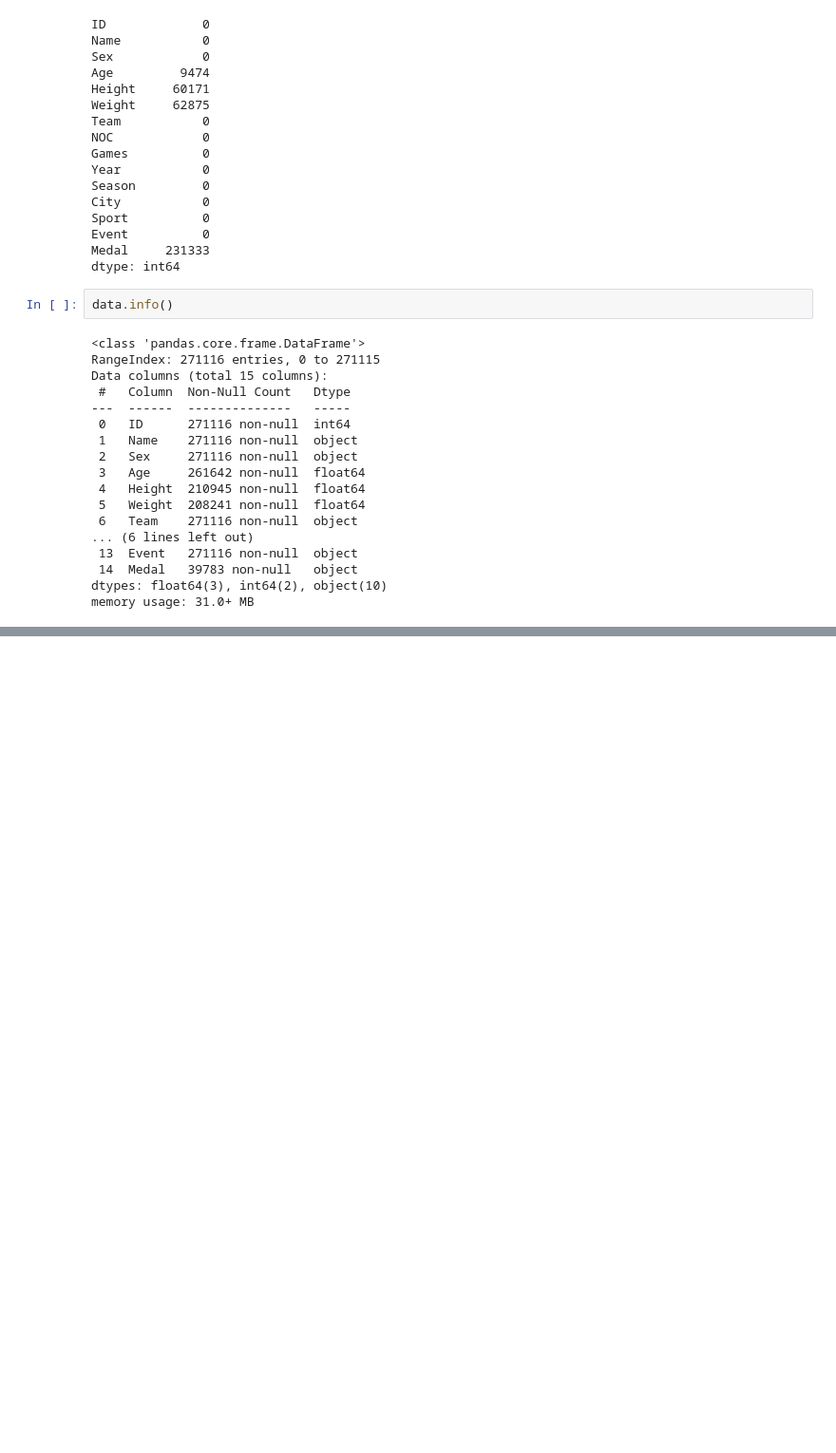
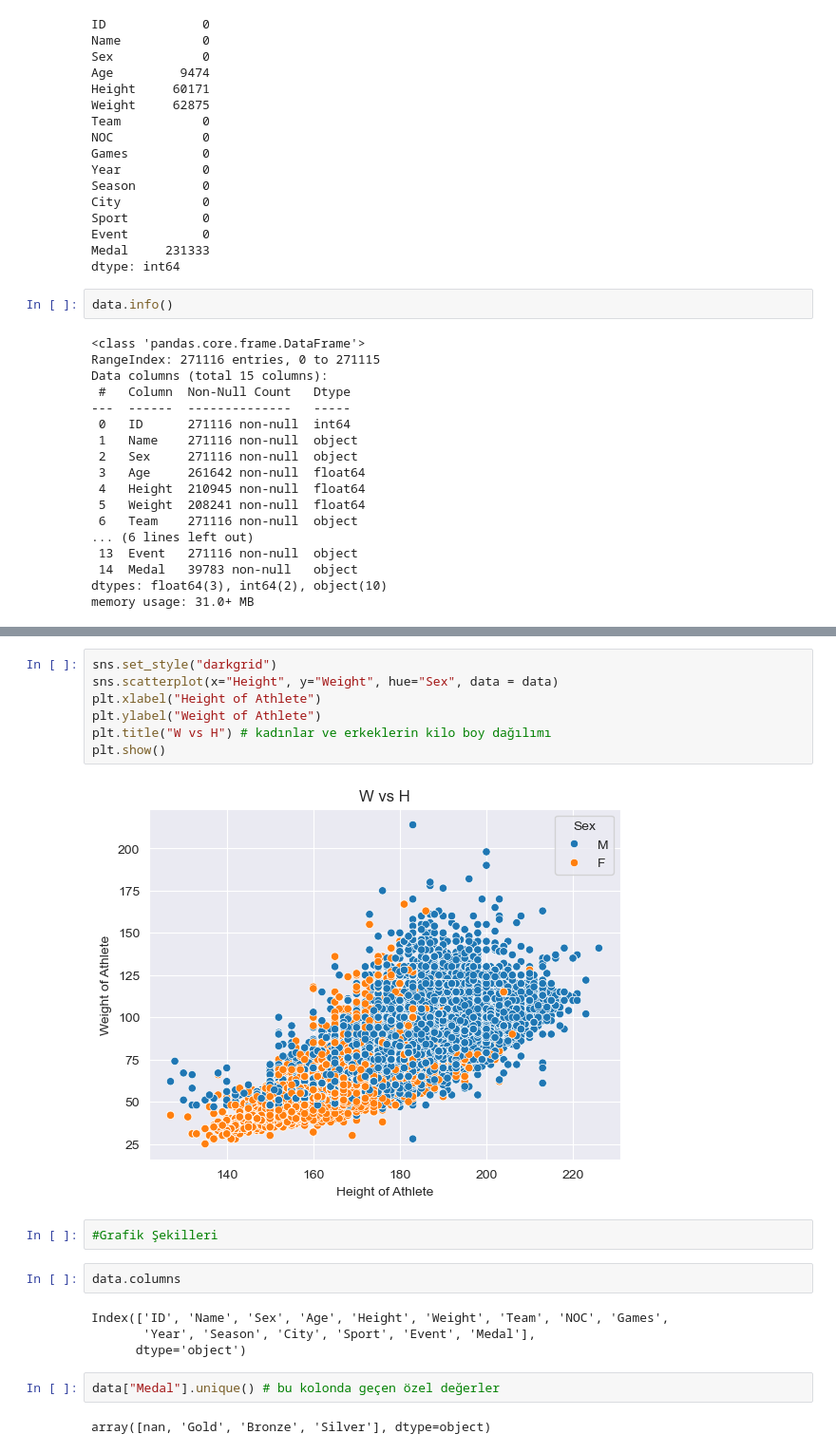
Before and after one commit to EdipMangtay/DataScience, a Jupyter notebook: Dataset/Athlete/VisualizationSeaborn.ipynb, the cells around one changed output, grey strips where cells are left out. Shown at 95% size. Saved outputs shown, nothing was run; the diff lists cells and outputs as text; blank space fills up the shorter version.

```diff
--- a/Dataset/Athlete/VisualizationSeaborn.ipynb
+++ b/Dataset/Athlete/VisualizationSeaborn.ipynb
@@ -102,0 +103,21 @@ Text(0.5, 1.0, 'H vs W')
+# %%
+sns.set_style("darkgrid")
+sns.scatterplot(x="Height", y="Weight", hue="Sex", data = data)
+plt.xlabel("Height of Athlete")
+plt.ylabel("Weight of Athlete")
+plt.title("W vs H") # kadınlar ve erkeklerin kilo boy dağılımı
+plt.show()
+# %% [output]
+[figure, added]
+# %%
+#Grafik Şekilleri
+# %%
+data.columns
+# %% [output]
+Index(['ID', 'Name', 'Sex', 'Age', 'Height', 'Weight', 'Team', 'NOC', 'Games',
+       'Year', 'Season', 'City', 'Sport', 'Event', 'Medal'],
+      dtype='object')
+# %%
+data["Medal"].unique() # bu kolonda geçen özel değerler
+# %% [output]
+array([nan, 'Gold', 'Bronze', 'Silver'], dtype=object)
```
Also changed, not shown: parts of 13 cells of this notebook, 4 other files.
